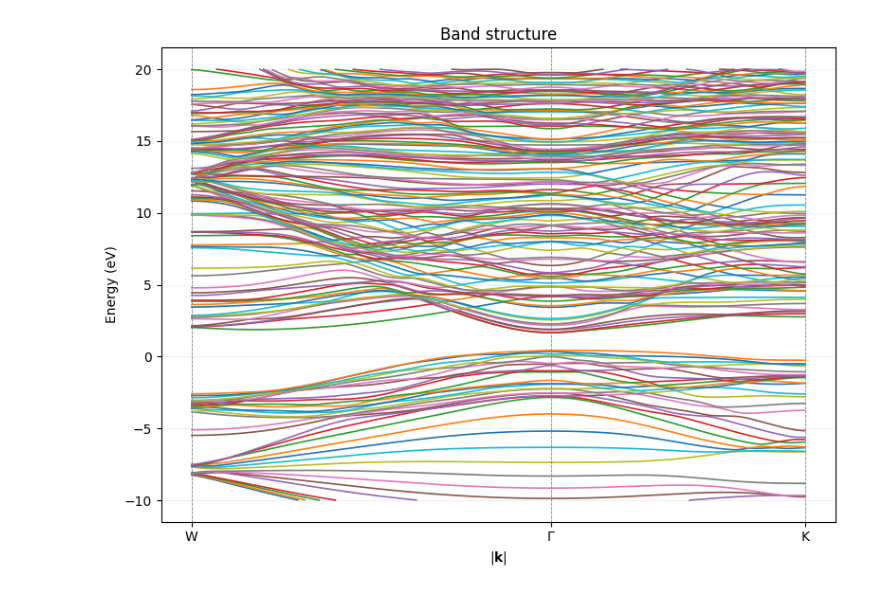
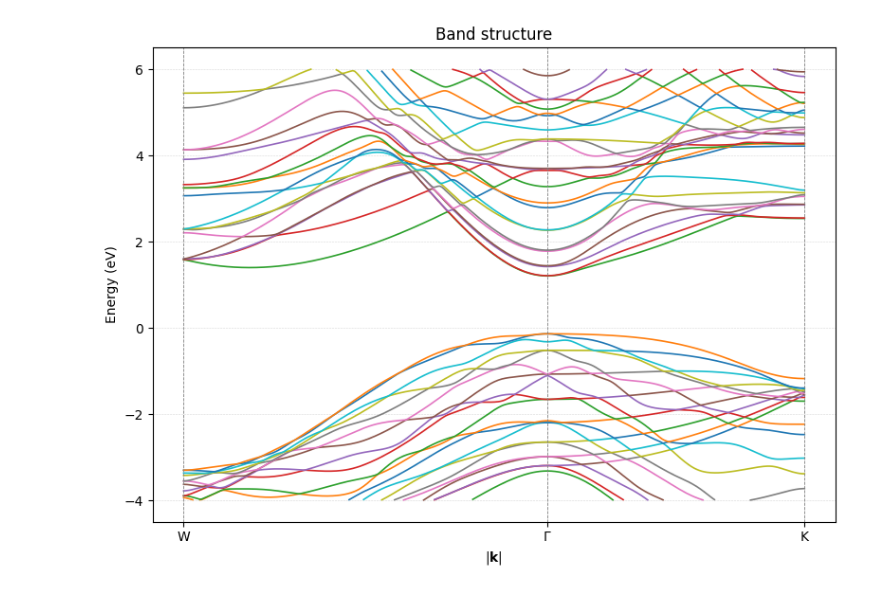
Before and after one commit to nandandiwan/transistorNEGF, a Jupyter notebook: src/tight_binding/selfConsistent.ipynb, the cells around one changed output. Drawn from its saved outputs; the diff is of its cells as text; code cells hidden in the pictures.

```diff
--- a/src/tight_binding/selfConsistent.ipynb
+++ b/src/tight_binding/selfConsistent.ipynb
@@ -230,18 +251,10 @@ plot_rho_slices(rho)
 # %%
-# high symmetry points
-a = 1.0
-G  = np.array([0, 0])
-K  = np.array([1/2, 1/2])
-W  =np.array([-1,0])
 
-# plot
-plotter = plotter(TB)
-plotter.build_k_path([W, G, K], points_per_segment=200)
 
 # custom tick dictionary (same indices you used before)
-plotter.plot(energy_window=(-10, 20),
+plotter.plot(energy_window=(-4, 6),
              k_labels={'W': 0,
                        r'$\Gamma$': 200,
                        'K': 400})
 # %% [output]
-[figure, old version]
+[figure, new version]
```
Also changed, not shown: parts of 2 cells of this notebook, 2 other files.
